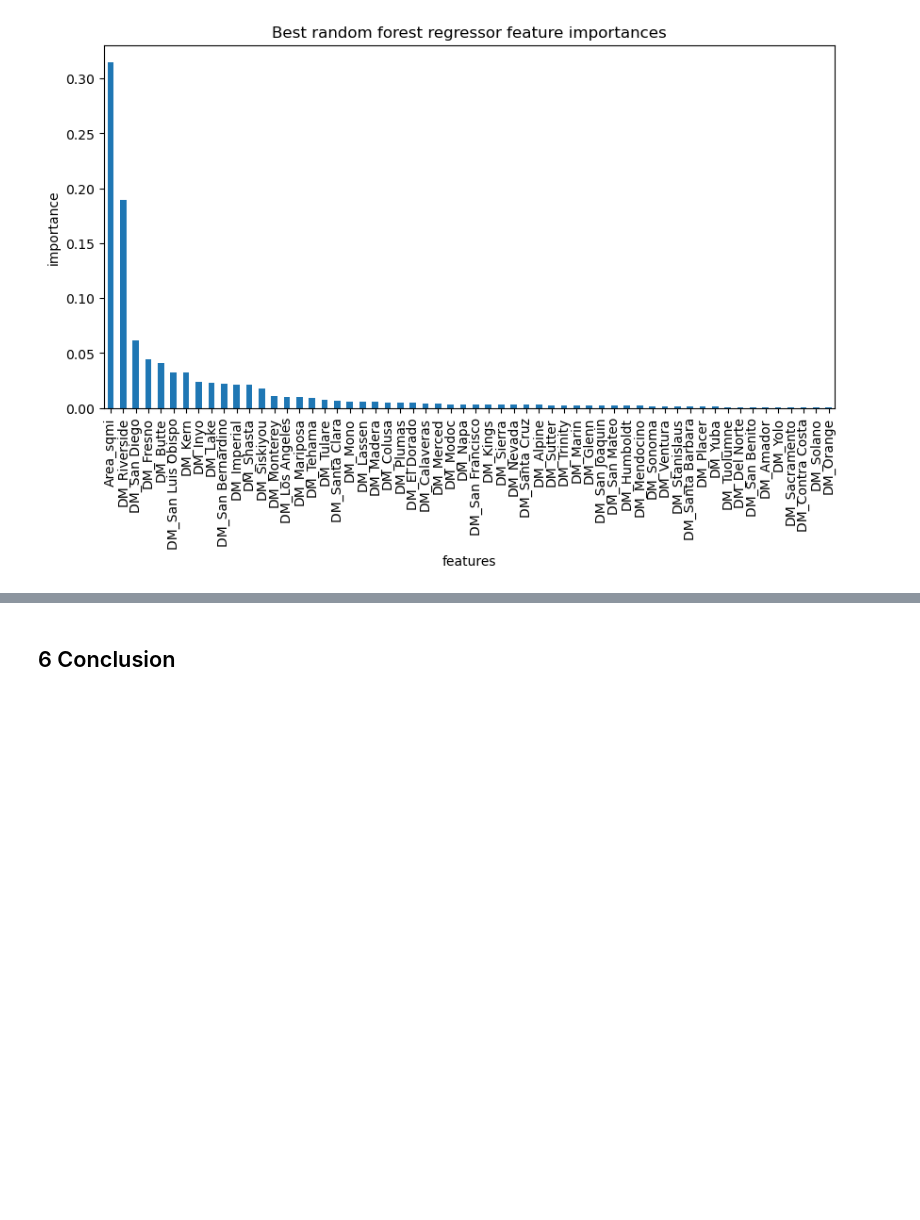
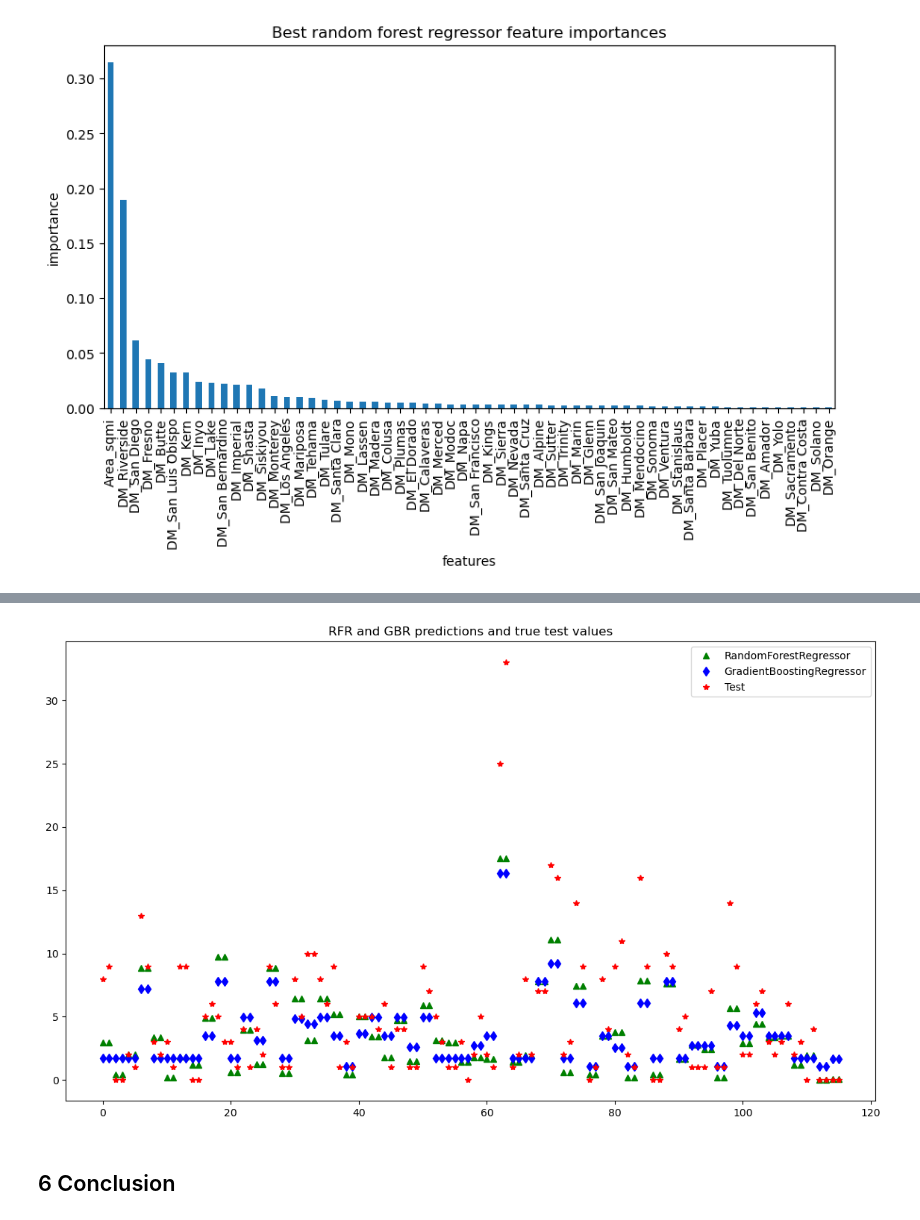
Before and after one commit to raechiang/Capstone-Wildfire, a Jupyter notebook: notebooks/4.0-rc-modeling.ipynb, the cells around one changed output, grey strips where cells are left out. Drawn from its saved outputs; the diff is of its cells as text; code cells hidden in the pictures; blank space fills up the shorter version.

```diff
--- a/notebooks/4.0-rc-modeling.ipynb
+++ b/notebooks/4.0-rc-modeling.ipynb
@@ -448,7 +451,7 @@ end_time = time.time()
 fit_elapsed_time = end_time - start_time
 
 start_time = time.time()
-gbr_ttest.predict(X_test)
+y_pred_gbr = gbr_ttest.predict(X_test)
 end_time = time.time()
 predict_elapsed_time = end_time - start_time
 print(fit_elapsed_time * 1000, predict_elapsed_time * 1000)
@@ -481,0 +530,11 @@ plt.title('Best random forest regressor feature importances');
+# %%
+plt.figure(figsize=[14,8])
+plt.plot(y_pred_rfr, "g^", label="RandomForestRegressor")
+plt.plot(y_pred_gbr, "bd", label="GradientBoostingRegressor")
+plt.plot(y_test, "r*", label="Test")
+plt.title("RFR and GBR predictions and true test values")
+plt.legend(loc="best")
+
+plt.show()
+# %% [output]
+[figure, added]
```
Also changed, not shown: parts of 10 cells of this notebook, 1 other file.
